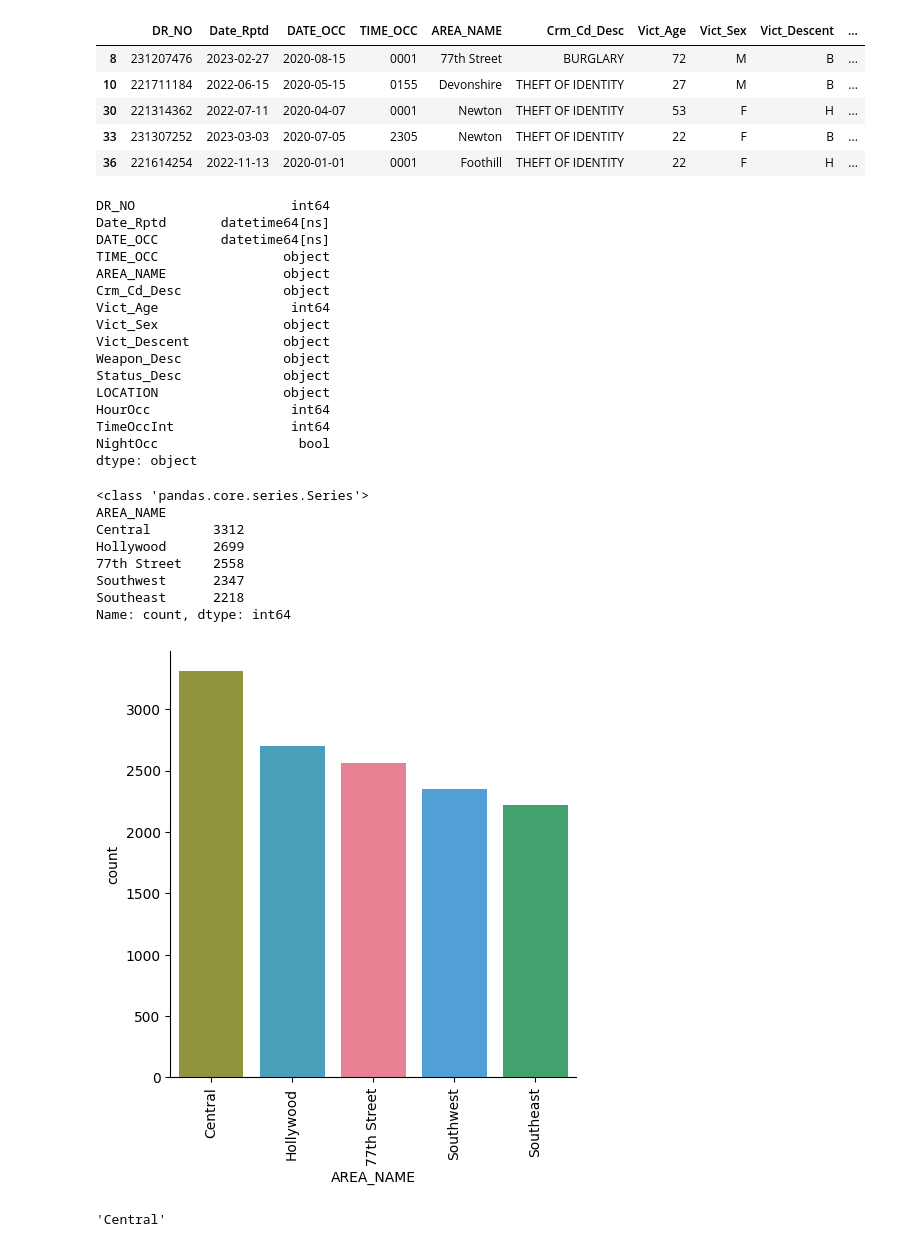
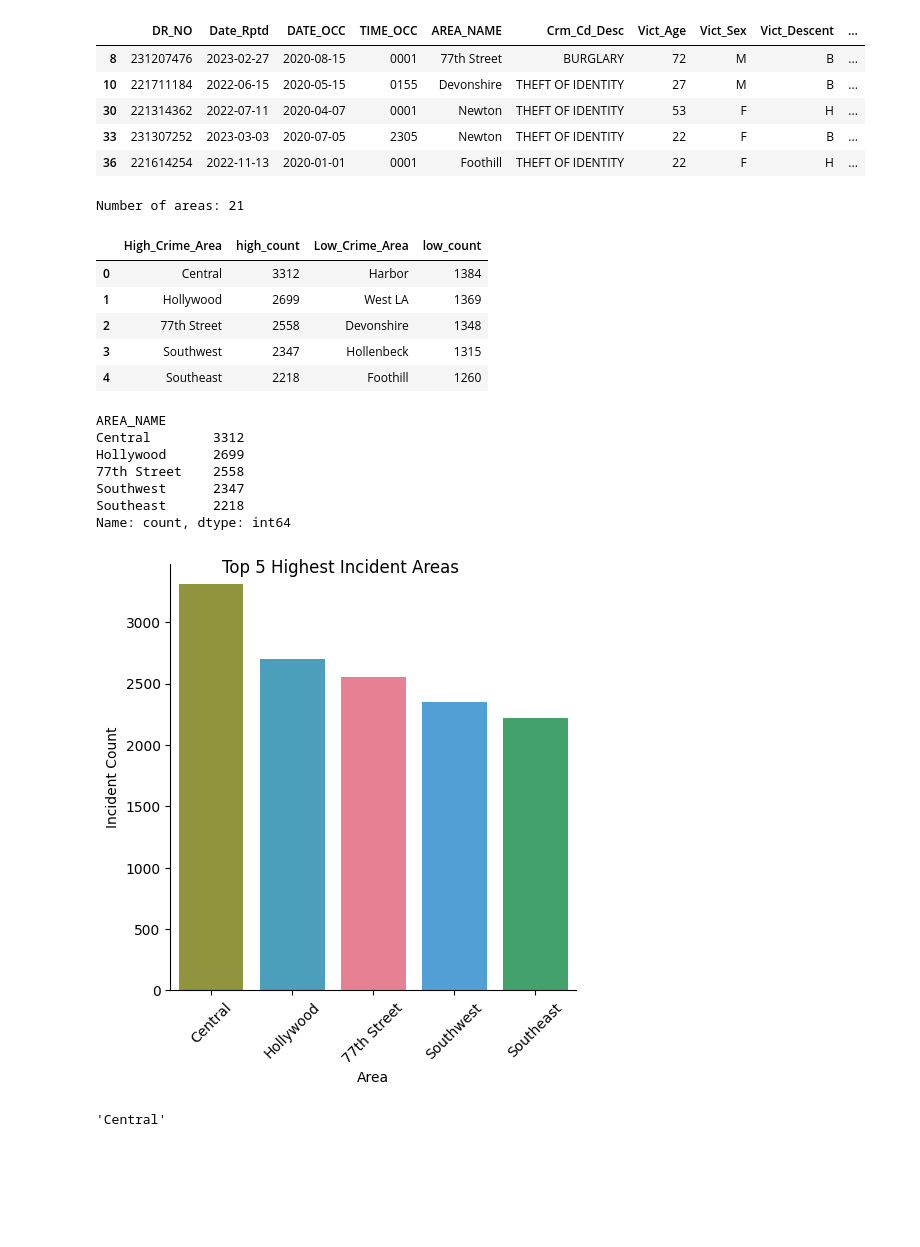
Before and after one commit to MichaelSzczepaniak/DSPortfolio, a Jupyter notebook: LA_crime/LA_crime.ipynb, the cells around one changed output. Drawn from its saved outputs; the diff is of its cells as text; code cells hidden in the pictures; blank space fills up the shorter version.

```diff
--- a/LA_crime/LA_crime.ipynb
+++ b/LA_crime/LA_crime.ipynb
@@ -142,44 +148,46 @@ df_night_crimes.head()
 | 30 | 221314362 | 2022-07-11 | 2020-04-07 | 0001 | Newton | THEFT OF IDENTITY | 53 | F | H | ... |
 | 33 | 231307252 | 2023-03-03 | 2020-07-05 | 2305 | Newton | THEFT OF IDENTITY | 22 | F | B | ... |
 | 36 | 221614254 | 2022-11-13 | 2020-01-01 | 0001 | Foothill | THEFT OF IDENTITY | 22 | F | H | ... |
-# %%
-crimes.dtypes
-# %% [output]
-DR_NO                    int64
-Date_Rptd       datetime64[ns]
-DATE_OCC        datetime64[ns]
-TIME_OCC                object
-AREA_NAME               object
-Crm_Cd_Desc             object
-Vict_Age                 int64
-Vict_Sex                object
-Vict_Descent            object
-Weapon_Desc             object
-Status_Desc             object
-LOCATION                object
-HourOcc                  int64
-TimeOccInt               int64
-NightOcc                  bool
-dtype: object
+# %%
+night_crime_area_counts = df_night_crimes["AREA_NAME"].value_counts()
+top_5_night_crime_areas = night_crime_area_counts[:5]
+low_5_night_crime_areas = night_crime_area_counts[-5:]
+print(f"Number of areas: {len(night_crime_area_counts)}")
+# %% [output]
+Number of areas: 21
+# %%
+# 5 highest and 5 lowest crime areas
+df_top_5 = pd.DataFrame(top_5_night_crime_areas).reset_index()
+df_low_5 = pd.DataFrame(low_5_night_crime_areas).reset_index()
+df_high_low = pd.merge(df_top_5, df_low_5, left_index=True, right_index=True)
+df_high_low = df_high_low.rename(columns={"AREA_NAME_x": "High_Crime_Area", "AREA_NAME_y": "Low_Crime_Area",
+                                          "count_x": "high_count", "count_y": "low_count"})
+df_high_low
+# %% [output]
+|  | High_Crime_Area | high_count | Low_Crime_Area | low_count |
+| 0 | Central | 3312 | Harbor | 1384 |
+| 1 | Hollywood | 2699 | West LA | 1369 |
+| 2 | 77th Street | 2558 | Devonshire | 1348 |
+| 3 | Southwest | 2347 | Hollenbeck | 1315 |
+| 4 | Southeast | 2218 | Foothill | 1260 |
 # %%
-night_crime_area_counts = df_night_crimes["AREA_NAME"].value_counts()
-top_5_night_crime_areas = night_crime_area_counts[:5]
-print(type(top_5_night_crime_areas))
+# print(type(top_5_night_crime_areas))  # Series
 print(top_5_night_crime_areas)
 category_order = top_5_night_crime_areas.index
 top_areas_plot = sns.catplot(x="AREA_NAME", data=df_night_crimes, kind="count", order=category_order, hue="AREA_NAME")
-top_areas_plot.set_xticklabels(rotation=90)
+top_areas_plot.set_axis_labels("Area", "Incident Count")
+top_areas_plot.set_xticklabels(rotation=45)
+top_areas_plot.fig.suptitle("Top 5 Highest Incident Areas")
 plt.show()
 # %% [output]
-<class 'pandas.core.series.Series'>
 AREA_NAME
 Central        3312
 Hollywood      2699
 77th Street    2558
 Southwest      2347
 Southeast      2218
 Name: count, dtype: int64
-[figure, old version]
+[figure, new version]
 # %%
 peak_night_crime_location = top_5_night_crime_areas.index[0]
 peak_night_crime_location
```
Also changed, not shown: parts of 3 cells of this notebook.
